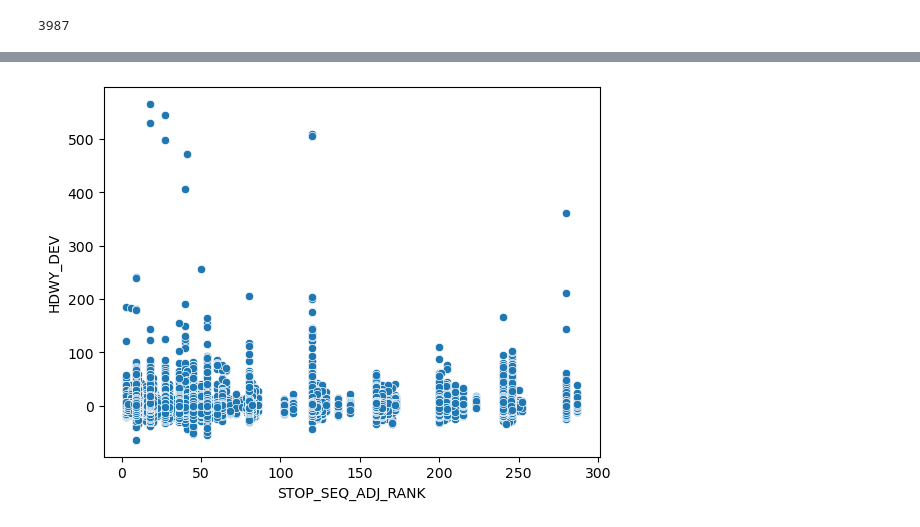
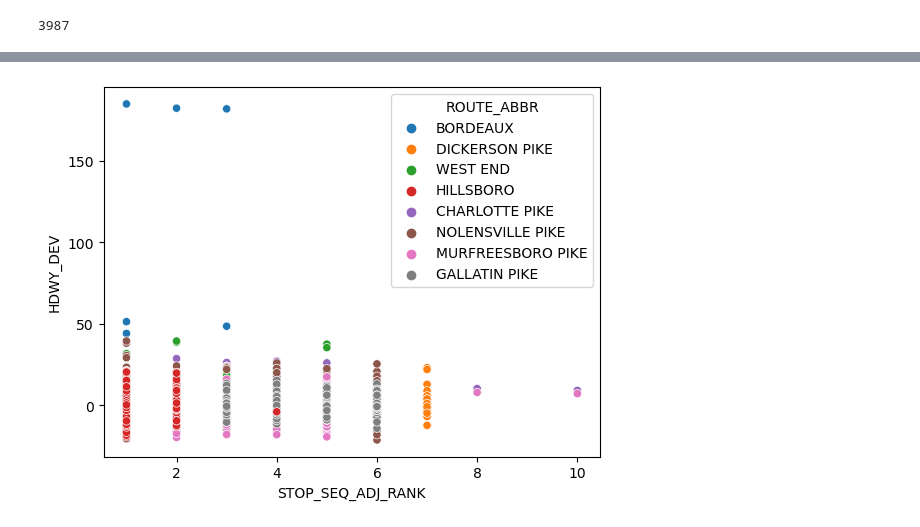
Before and after one commit to ballir27/wego-nashville-bus-adherence, a Jupyter notebook: Notebooks/AB-WeGo-Dist-Time-Travelled-Analysis.ipynb, the cells around one changed output, grey strips where cells are left out. Drawn from its saved outputs; the diff is of its cells as text; code cells hidden in the pictures.

Commit message:
Corrected Data Clean To Account for Same Trip_ID Over Multiple Days

```diff
--- a/Notebooks/AB-WeGo-Dist-Time-Travelled-Analysis.ipynb
+++ b/Notebooks/AB-WeGo-Dist-Time-Travelled-Analysis.ipynb
@@ -102,2 +72,0 @@ headway_df.iloc[0:10,30:]
-# %%
-route_start_df = headway_df.groupby('TRIP_ID',as_index=False)['ROUTE_START_SEQ'].max()
@@ -113,5 +72,0 @@ route_start_df.head()
-# %%
-route_start_dict = dict(zip(route_start_df['TRIP_ID'], route_start_df['ROUTE_START_SEQ']))
-for i in range(len(headway_df)):
-    headway_df.loc[i,'ROUTE_START_SEQ'] = route_start_dict[headway_df.loc[i,'TRIP_ID']]
-headway_df.iloc[0:10,30:]
@@ -130,6 +147,6 @@ headway_df.iloc[0:10,30:]
 # %%
-headway_df['STOP_SEQ_ADJ'] = abs(headway_df['ROUTE_START_SEQ']-headway_df['ROUTE_STOP_SEQUENCE'])+1
-headway_df.iloc[0:10,30:]
+headway_df_adj['STOP_SEQ_ADJ'] = abs(headway_df_adj['ROUTE_START_SEQ']-headway_df_adj['ROUTE_STOP_SEQUENCE'])+1
+headway_df_adj.iloc[0:10,30:]
 # %% [output]
 |  | ARRIVAL_STATUS | ROUTE_START_SEQ | ROUTE_SCHED_START | ROUTE_ACTUAL_START | STOP_SEQ_ADJ |
 | 0 | ON TIME | 14.0 | 04:42:00 | 04:44:08 | 1.0 |
@@ -153,3 +170,3 @@ sns.scatterplot(data=headway_df, x= 'STOP_SEQ_ADJ', y='HDWY_DEV',hue='ROUTE_ABBR
 # %%
-headway_df['STOP_SEQ_ADJ_RANK'] = headway_df.groupby('TRIP_ID')['STOP_SEQ_ADJ'].rank('max').copy()
+headway_df_adj['STOP_SEQ_ADJ_RANK'] = headway_df_adj.groupby(['CALENDAR_ID','TRIP_ID'])['STOP_SEQ_ADJ'].rank('max').copy()
 # %%
@@ -192,4 +201,4 @@ headway_df[headway_df['TRIP_ID']==345104].iloc[0:30,0:20]
 # %%
-sns.scatterplot(data=headway_df, x= 'STOP_SEQ_ADJ_RANK', y='HDWY_DEV');
+sns.scatterplot(data=headway_df_adj, x= 'STOP_SEQ_ADJ_RANK', y='HDWY_DEV', hue='ROUTE_ABBR');
 # %% [output]
-[figure, old version]
+[figure, new version]
```
Also changed, not shown: parts of 15 cells of this notebook.
